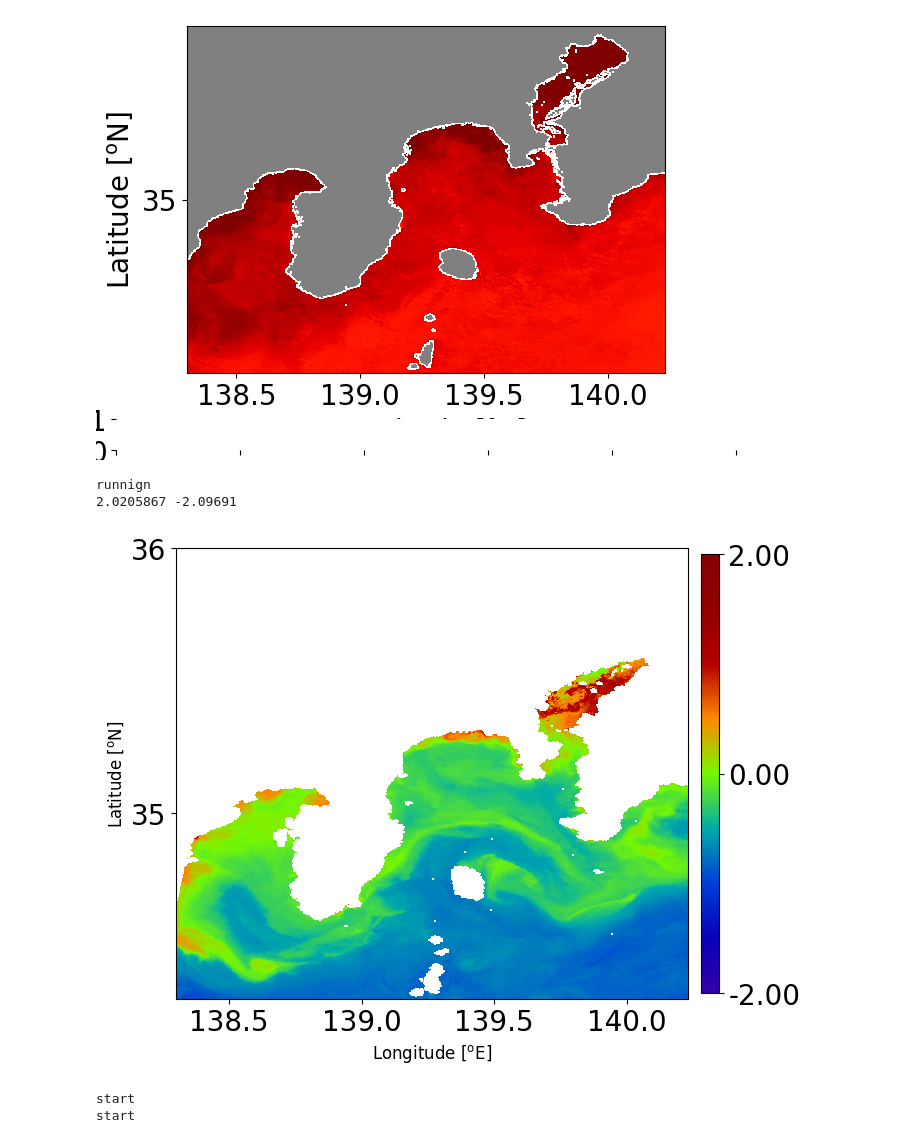
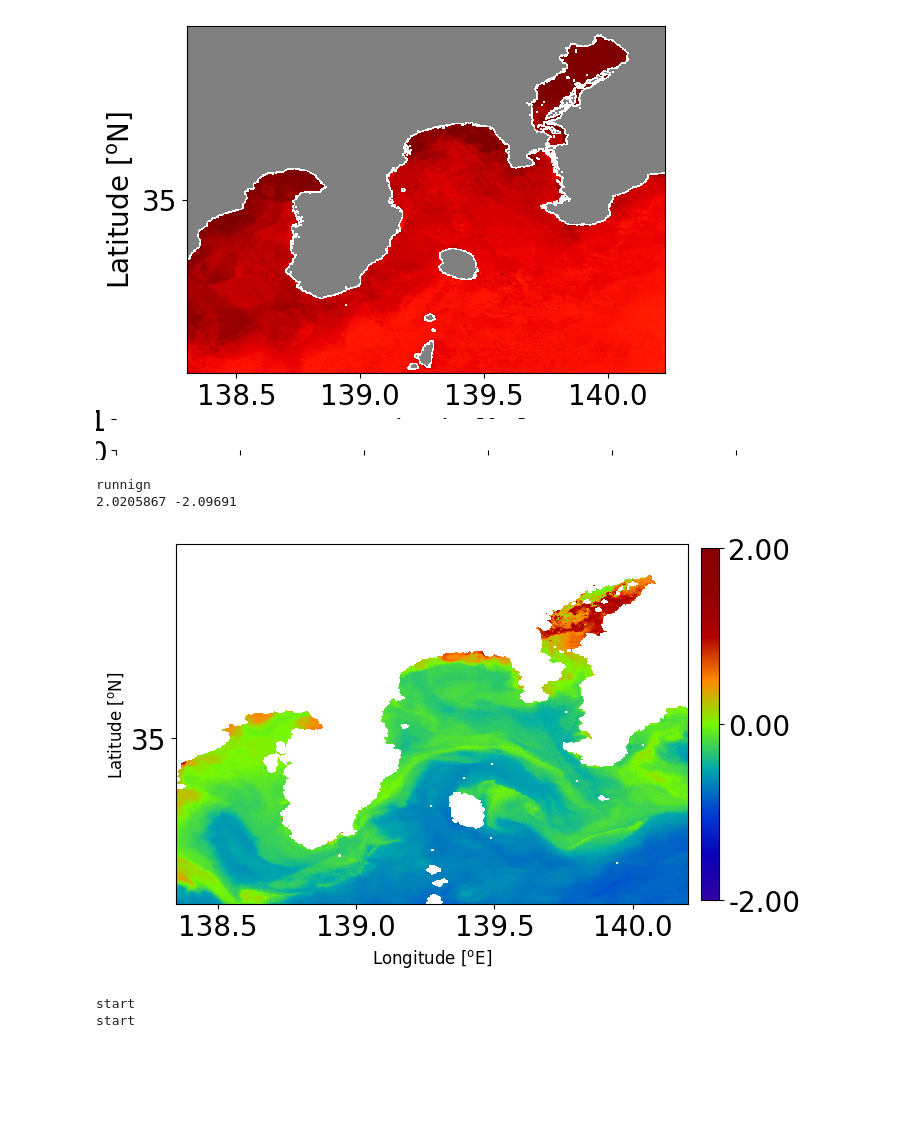
Before and after one commit to robel-milashu/NMEW.demos, a Jupyter notebook: NMEW_data_visualization_demo-Copy1.ipynb, the cells around one changed output. Cells and saved outputs as stored; diff of their text form; code cells hidden in the pictures; blank space fills up the shorter version.

```diff
--- a/NMEW_data_visualization_demo-Copy1.ipynb
+++ b/NMEW_data_visualization_demo-Copy1.ipynb
@@ -22,8 +22,8 @@ plot.rcParams.update({'font.size': font_size})
 # lon_min_crop, lon_max_crop = 138.3, 140.23  # Update these values as needed
 
 # Assuming these are the coordinates you want to crop to
-lat_min_crop, lat_max_crop = 34.3, 35.7  # Update these values as needed
-lon_min_crop, lon_max_crop = 138.3, 140.23  # Update these values as needed
+lat_min_crop, lat_max_crop = 34.4, 35.7  # Update these values as needed
+lon_min_crop, lon_max_crop = 138.35, 140.2  # Update these values as needed
 # %%
 # Read the dataset and geo-ref data
 with Dataset(file, 'r') as nc:
@@ -175,37 +175,36 @@ ims = ax.imshow(sds_cropped_log,vmin=cmin, vmax=cmax,  cmap=custom_colormap, ext
 
 # # Figure labels
 ax.set_xlabel('Longitude [$^\mathregular{o}$E]', fontsize="12")
 ax.set_ylabel('Latitude [$^\mathregular{o}$N]', fontsize="12")
-ax.set_yticks(range(int(np.ceil(lat_cropped.min())), int(np.ceil(lat_cropped.max())) + 1, 1))
+ax.set_yticks(range(int(np.ceil(lat_cropped.min())), int(np.ceil(lat_cropped.max()) + 0.25), 1))
 # ax.set_title(time[0].strftime('%b %Y'))
-
 # # Colourbar
-cbar = fig.colorbar(ims, ax=ax, orientation='vertical', fraction=0.0324, pad=0.025,  aspect=25)
+cbar = fig.colorbar(ims, ax=ax, orientation='vertical', fraction=0.0324, pad=0.025,  aspect=20)
 # cbar.set_label('log10(Chl-a) Conc. mg/m^3', fontsize="12")
 
 ticks = [ims.get_clim()[0],0, ims.get_clim()[1]] # This gets the color limit range
 cbar.set_ticks(ticks)
 cbar.set_ticklabels([f'{ticks[0]:.2f}', f'{ticks[1]:.2f}', f'{ticks[2]:.2f}']) # Format as desired
 
 # Small Sagami Bay
 lat_min, lat_max = 35.124, 35.34
 lon_min, lon_max = 139.115, 139.68
 plot.savefig("GS20200812_CHL_NW_day.png", dpi=300)
 
 
 # # Draw a rectangle around the region of interest
 # plot.plot([lon_min, lon_max], [lat_min, lat_min], color='r', lw=2)
 
 
 # # colourbar with axes set to match figure size
 # cax = plot.axes([0.8, 0.1, 0.03, 0.7]) # setup colorbar axes
 # cb = plot.colorbar(pm, label=label, cax=cax, format='%g') # draw colorbar
 # cb.ax.tick_params(width=2, length=4)
 # save
 # %% [output]
 runnign
 2.0205867 -2.09691
-[figure, old version]
+[figure, new version]
 # %%
 # Assuming sds_cropped_log contains the log10 transformed data values
 # Flatten the array to 1D for histogram plotting
```
Also changed, not shown: parts of 1 cell of this notebook, 27 other files.
